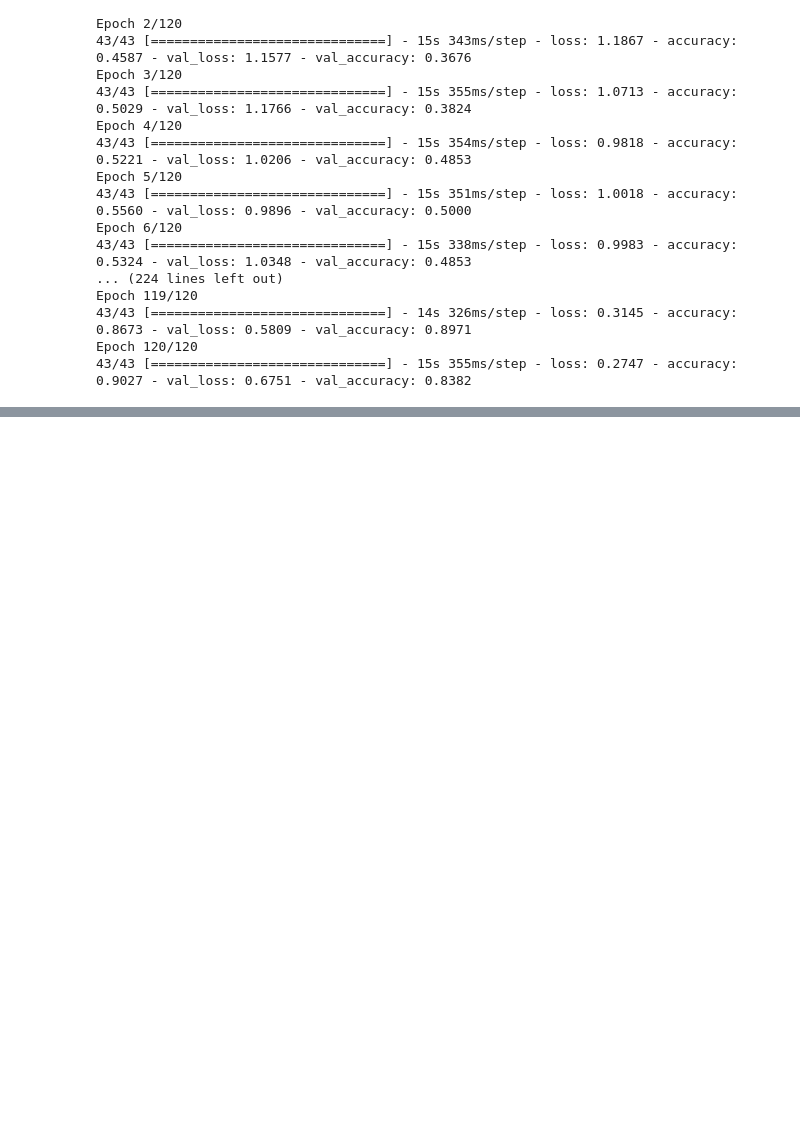
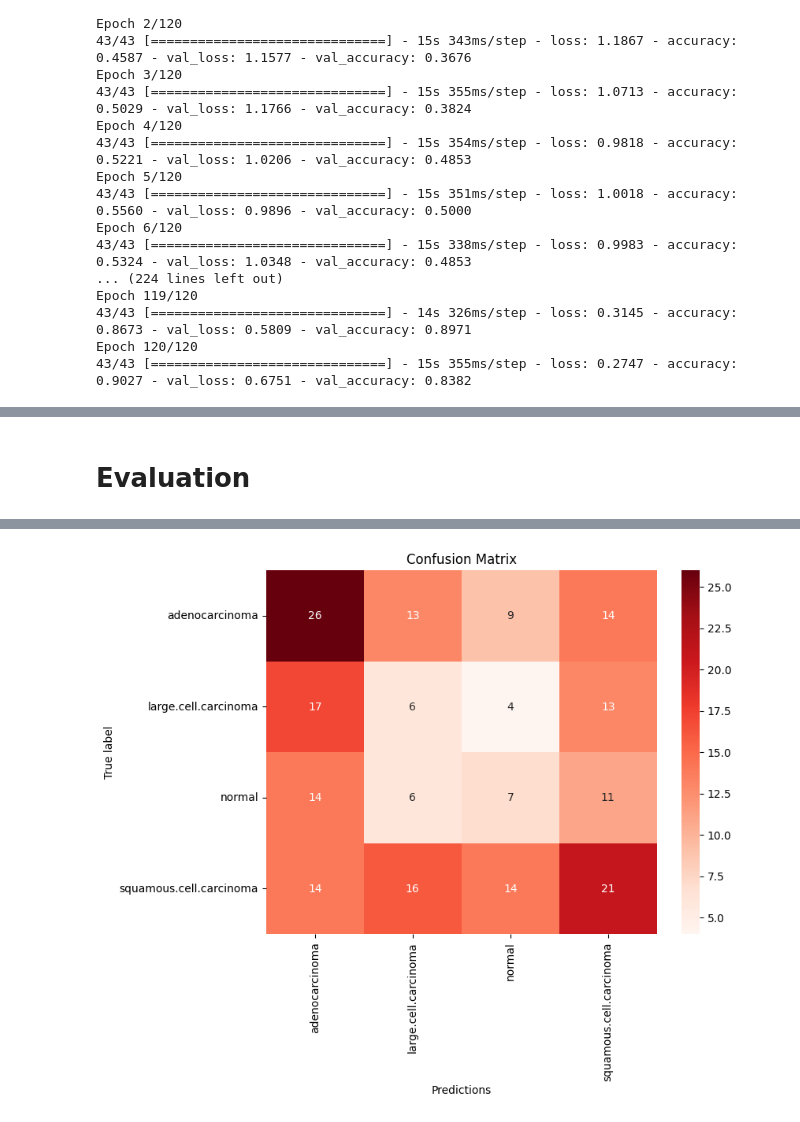
Before and after one commit to rayen03/Tumor-Detect, a Jupyter notebook: Tumor-Detect.ipynb, the cells around one changed output, grey strips where cells are left out. Drawn from its saved outputs; the diff is of its cells as text; code cells hidden in the pictures; blank space fills up the shorter version.

```diff
--- a/Tumor-Detect.ipynb
+++ b/Tumor-Detect.ipynb
@@ -34,6 +34,0 @@ os.listdir(dataDir)
-# %%
-dataDir='/content/drive/MyDrive/Data-copy'
-train_folder ='/content/drive/MyDrive/Data-copy/train'
-valid_folder = '/content/drive/MyDrive/Data-copy/valid'
-test_folder = '/content/drive/MyDrive/Data-copy/test'
-os.listdir(dataDir)
@@ -130,9 +117,4 @@ Folder: /content/drive/MyDrive/Data/valid
 # %%
-from tensorflow.keras.preprocessing.image import ImageDataGenerator
-from tensorflow.keras.applications.mobilenet_v2 import preprocess_input
-
-from keras.utils import to_categorical
-from sklearn.utils import shuffle
 
 #buiding generators
 basic_gen = ImageDataGenerator(
@@ -169,7 +151,7 @@ test_data = basic_gen.flow_from_directory(
     target_size = (224,224),
     batch_size = 16,
     class_mode = 'categorical',
-    shuffle = False
+    shuffle = True
 )
 # %% [output]
 Found 678 images belonging to 4 classes.
@@ -290,0 +244,3 @@ Epoch 39/50
+# %%
+
+Tumour_detect = load_model('/content/drive/MyDrive/ModelData')
@@ -290,0 +251,2 @@ Epoch 39/50
+# %% [markdown]
+# Evaluation
@@ -290,0 +261,12 @@ Epoch 39/50
+# %%
+predictions_prob = Tumour_detect.predict(test_data)
+predictions = np.argmax(predictions_prob , axis = 1)
+true_label = test_data.classes
+plt.figure(figsize=(8, 6))
+conf_mat = confusion_matrix(true_label, predictions)
+sns.heatmap(conf_mat, fmt='g', annot=True, cmap='Reds', xticklabels=Cclasses, yticklabels=Cclasses)
+plt.xlabel('Predictions')
+plt.ylabel('True label')
+plt.title('Confusion Matrix')
+plt.show()
+# %% [output]
@@ -290,0 +274 @@ Epoch 39/50
+[figure, added]
```
Also changed, not shown: parts of 16 cells of this notebook.
